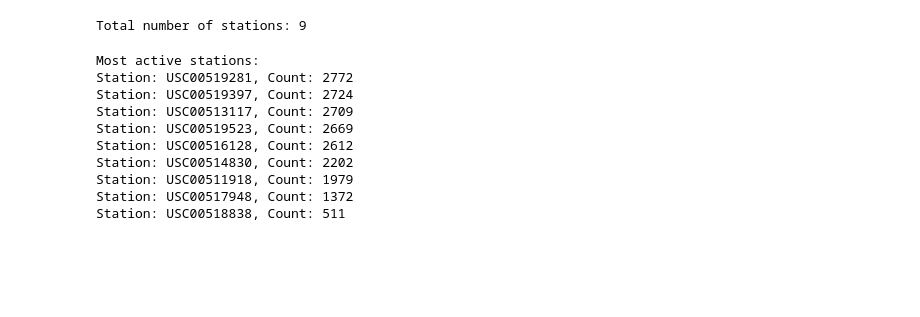
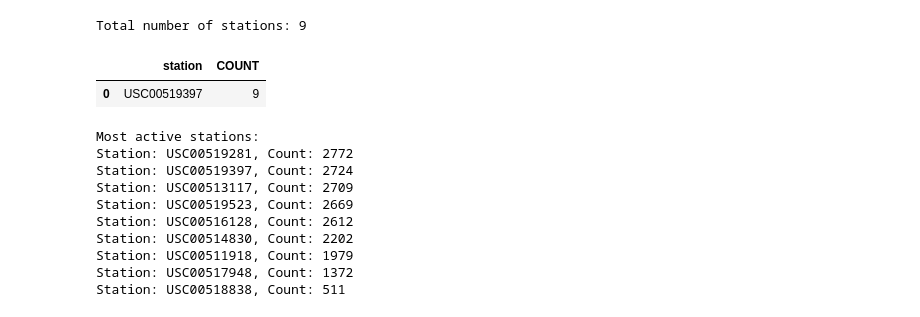
Before and after one commit to joey52chopin/sqlalchemy-challenge, a Jupyter notebook: SurfsUp/climate_starter.ipynb, the cells around one changed output. Drawn from its saved outputs; the diff is of its cells as text; code cells hidden in the pictures; blank space fills up the shorter version.

```diff
--- a/SurfsUp/climate_starter.ipynb
+++ b/SurfsUp/climate_starter.ipynb
@@ -102,6 +102,14 @@ total_stations = session.query(func.count(Station.station)).scalar()
 print(f"Total number of stations: {total_stations}")
 # %% [output]
 Total number of stations: 9
+# %%
+import pandas as pd
+
+station_df = pd.read_sql('SELECT station, count(*) as COUNT FROM station', con=engine)
+station_df
+# %% [output]
+|  | station | COUNT |
+| 0 | USC00519397 | 9 |
 # %%
 # Design a query to find the most active stations (i.e. which stations have the most rows?)
 # List the stations and their counts in descending order.
```
Also changed, not shown: 1 other file.
